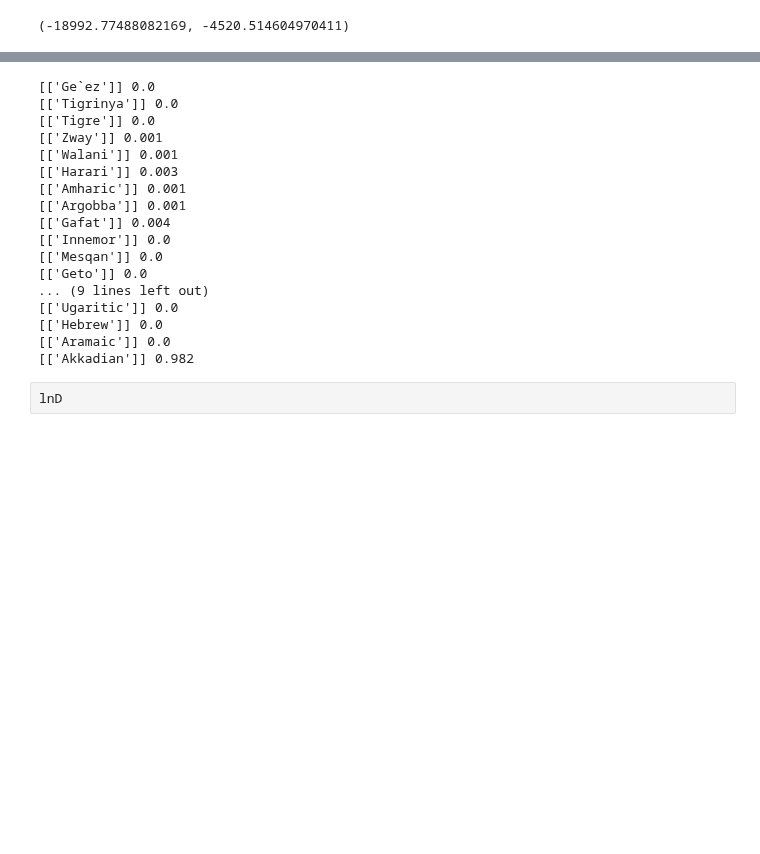
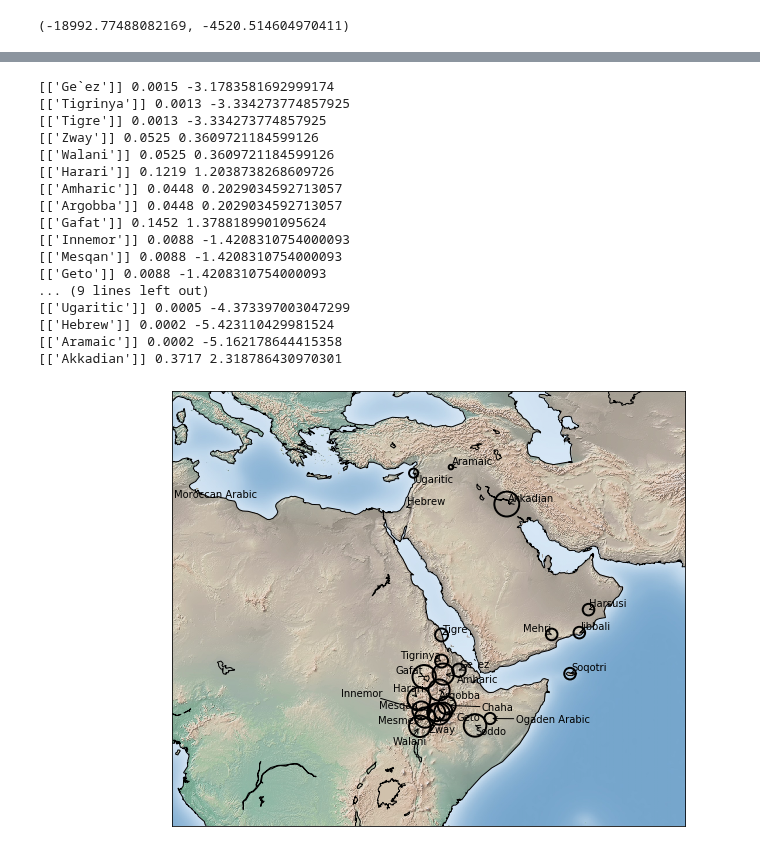
Before and after one commit to mbaker21231/InstEvo, a Jupyter notebook: NoteBooks/AAH - Paper.ipynb, the cells around one changed output, grey strips where cells are left out. Saved outputs shown, nothing was run; the diff lists cells and outputs as text; code cells hidden in the pictures; blank space fills up the shorter version.

```diff
--- a/NoteBooks/AAH - Paper.ipynb
+++ b/NoteBooks/AAH - Paper.ipynb
@@ -510,27 +477,27 @@ def OL2(PT, timescale=1000, distances=True, distancescale=1, usetimes=True):
 
     return LL_D + LL
 # %%
-vals = OL2(Told, timescale=1, distances=False, distancescale=1, usetimes=False)
+vals = OL2(Told, timescale=1, distances=False, distancescale=1000, usetimes=True)
 # %%
-ps = np.exp(vals)/np.sum(np.exp(vals))
+probs = np.exp(vals)/np.sum(np.exp(vals))
 # %%
-for i in range(len(ps)):
-    print(Told.name[i][0][0], np.round(ps[i], 3))
+for i in range(len(probs)):
+    print(Told.name[i][0][0], np.round(probs[i], 4), vals[i])
 # %% [output]
-[['Ge`ez']] 0.0
-[['Tigrinya']] 0.0
-[['Tigre']] 0.0
-[['Zway']] 0.001
-[['Walani']] 0.001
-[['Harari']] 0.003
-[['Amharic']] 0.001
-[['Argobba']] 0.001
-[['Gafat']] 0.004
-[['Innemor']] 0.0
-[['Mesqan']] 0.0
-[['Geto']] 0.0
+[['Ge`ez']] 0.0015 -3.1783581692999174
+[['Tigrinya']] 0.0013 -3.334273774857925
+[['Tigre']] 0.0013 -3.334273774857925
+[['Zway']] 0.0525 0.3609721184599126
+[['Walani']] 0.0525 0.3609721184599126
+[['Harari']] 0.1219 1.2038738268609726
+[['Amharic']] 0.0448 0.2029034592713057
+[['Argobba']] 0.0448 0.2029034592713057
+[['Gafat']] 0.1452 1.3788189901095624
+[['Innemor']] 0.0088 -1.4208310754000093
+[['Mesqan']] 0.0088 -1.4208310754000093
+[['Geto']] 0.0088 -1.4208310754000093
 ... (9 lines left out)
-[['Ugaritic']] 0.0
-[['Hebrew']] 0.0
-[['Aramaic']] 0.0
-[['Akkadian']] 0.982
+[['Ugaritic']] 0.0005 -4.373397003047299
+[['Hebrew']] 0.0002 -5.423110429981524
+[['Aramaic']] 0.0002 -5.162178644415358
+[['Akkadian']] 0.3717 2.318786430970301
@@ -624,2 +503,0 @@ branches
-# %% [raw]
-lnD
@@ -629,0 +504,33 @@ lnD
+# %%
+y = np.asarray(Told.lat.astype(float)).flatten().tolist()
+x = np.asarray(Told.lon.astype(float)).flatten().tolist()
+
+Order=np.asarray(Told.resolvedtree[:,-1]).astype(int).flatten()
+
+y = [y[i] for i in Order]
+x = [x[i] for i in Order]
+
+name = np.asarray(Told.name).flatten().tolist()
+vz = np.min(vals)
+s = [80*n for n in vals-vz]
+
+myfig = plt.figure(figsize=(10, 8))
+
+h = 3000
+
+m = Basemap(llcrnrlon=8, llcrnrlat=-5,urcrnrlon=67,urcrnrlat=45, resolution='l')
+m.drawcoastlines()
+m.fillcontinents(color='lightgray', zorder=0)
+m.shadedrelief()
+
+#m.scatter(x, y, s=s, c=s, cmap='Reds', linewidths=1, latlon=True)
+m.scatter(x, y, s=s, edgecolors='black', linewidths=2, facecolors='none')
+
+xpt, ypt = m(x, y)
+
+texts = [plt.text(xpt[i], ypt[i], name[i], ha='center', va='top') for i in range(len(name))]
+adjust_text(texts, arrowprops=dict(arrowstyle='->', color='black'))
+
+myfig.show()
+# %% [output]
+[figure, added]
```
Also changed, not shown: parts of 35 cells of this notebook, 3 other files.
